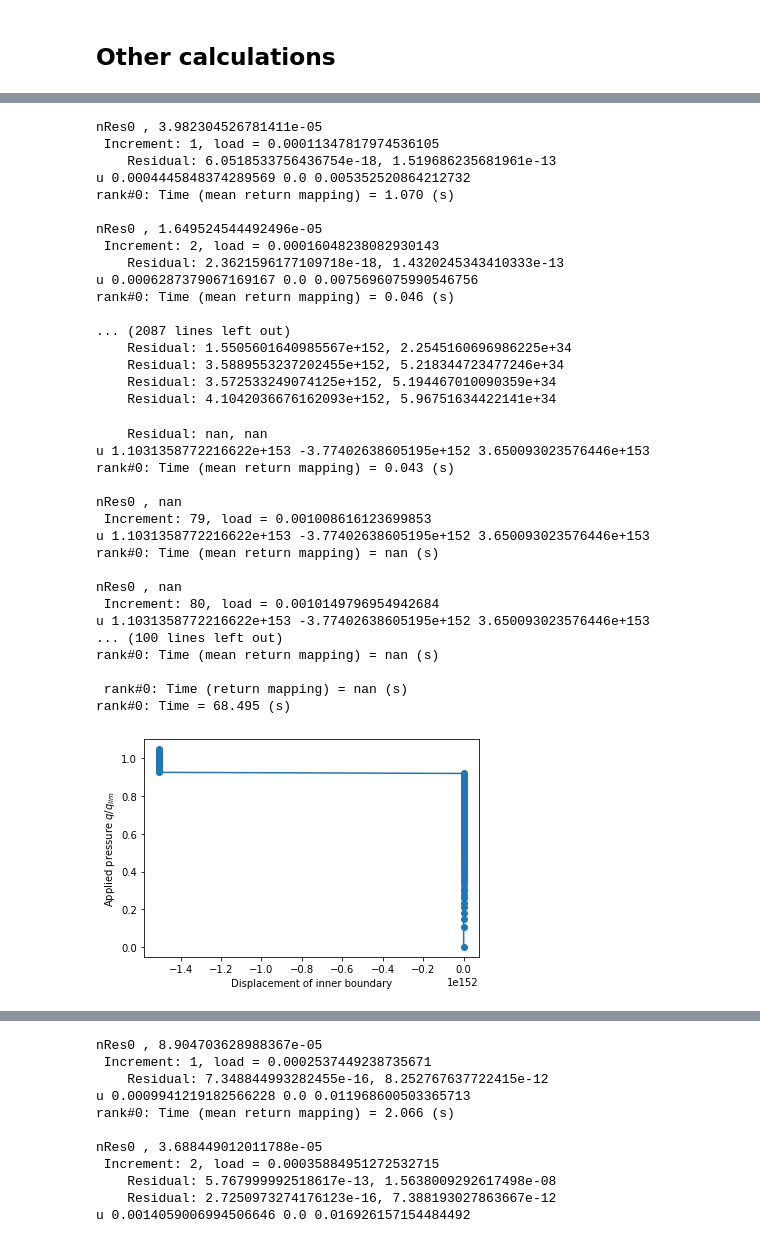
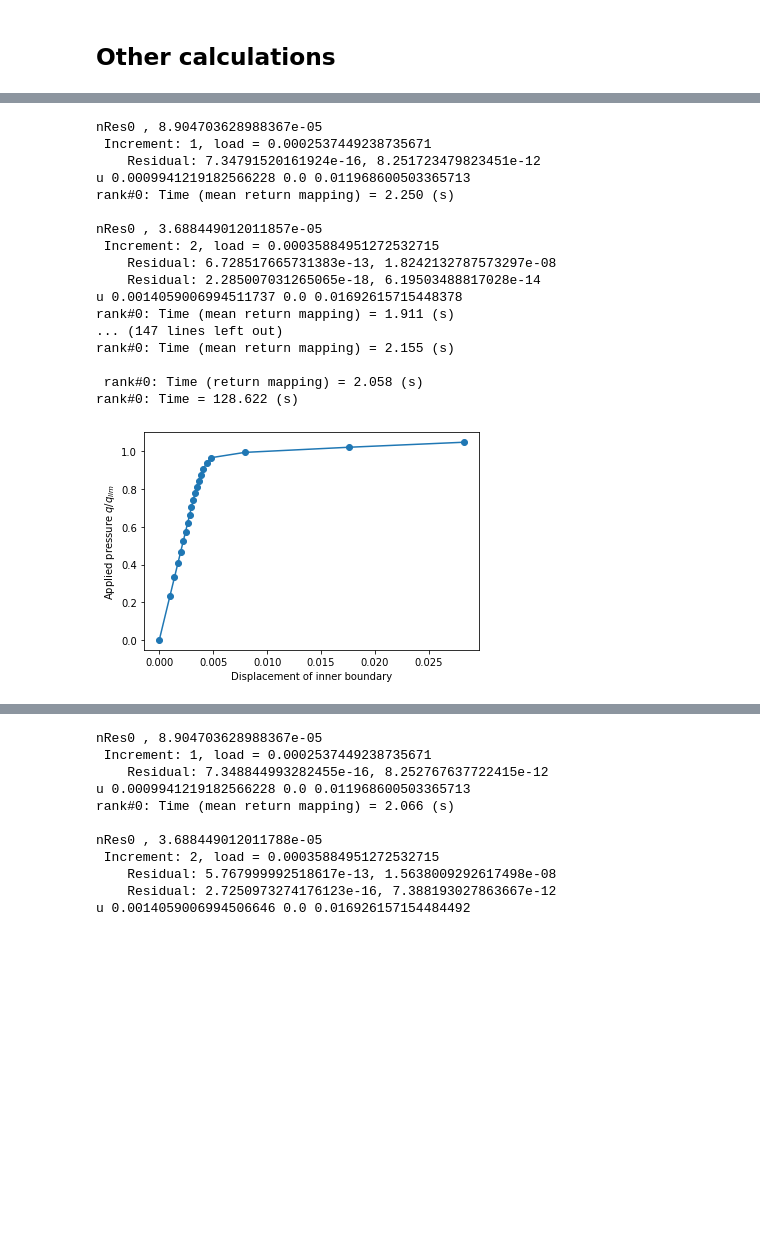
Before and after one commit to a-latyshev/convex-plasticity, a Jupyter notebook: optimisation/plasticity_analysis.ipynb, the cells around one changed output, grey strips where cells are left out. Cells and saved outputs as stored; diff of their text form; code cells hidden in the pictures; blank space fills up the shorter version.

Commit message:
Stable versions of plasticity framework and analytical Drucker-Prager
There is a difference in results between convex plasticity and analytical case.

```diff
--- a/optimisation/plasticity_analysis.ipynb
+++ b/optimisation/plasticity_analysis.ipynb
@@ -229,44 +350,27 @@ rank#0: Time = 36.788 (s)
 # %%
-alpha = 0.09
+alpha = 0.01
 DruckerPrager = crm.DruckerPrager(sig0, alpha, H)
 material_DP = crm.Material(crm.IsotropicElasticity(E, nu), DruckerPrager)
 
-plasticity_convex = pf.StandardDPPlasticity(material_DP, mesh_name="thick_cylinder_coarse.msh")
-points_on_proc, results_convex = plasticity_convex.solve(Nincr=100)
+plasticity_convex = pf.ConvexPlasticity(material_DP, patch_size=3, mesh_name="thick_cylinder_coarse.msh")
+points_on_proc, results_convex = plasticity_convex.solve()
 plot_dsiplacement(points_on_proc, results_convex)
 # %% [output]
-nRes0 , 3.982304526781411e-05
- Increment: 1, load = 0.00011347817974536105
-    Residual: 6.0518533756436754e-18, 1.519686235681961e-13
-u 0.0004445848374289569 0.0 0.005352520864212732
-rank#0: Time (mean return mapping) = 1.070 (s)
+nRes0 , 8.904703628988367e-05
+ Increment: 1, load = 0.0002537449238735671
+    Residual: 7.34791520161924e-16, 8.251723479823451e-12
+u 0.0009941219182566228 0.0 0.011968600503365713
+rank#0: Time (mean return mapping) = 2.250 (s)
 
-nRes0 , 1.649524544492496e-05
- Increment: 2, load = 0.00016048238082930143
-    Residual: 2.3621596177109718e-18, 1.4320245343410333e-13
-u 0.0006287379067169167 0.0 0.0075696075990546756
-rank#0: Time (mean return mapping) = 0.046 (s)
+nRes0 , 3.688449012011857e-05
+ Increment: 2, load = 0.00035884951272532715
+    Residual: 6.728517665731383e-13, 1.8242132787573297e-08
+    Residual: 2.285007031265065e-18, 6.19503488817028e-14
+u 0.0014059006994511737 0.0 0.01692615715448378
+rank#0: Time (mean return mapping) = 1.911 (s)
+... (147 lines left out)
+rank#0: Time (mean return mapping) = 2.155 (s)
 
-... (2087 lines left out)
-    Residual: 1.5505601640985567e+152, 2.2545160696986225e+34
-    Residual: 3.5889553237202455e+152, 5.218344723477246e+34
-    Residual: 3.572533249074125e+152, 5.194467010090359e+34
-    Residual: 4.1042036676162093e+152, 5.96751634422141e+34
+ rank#0: Time (return mapping) = 2.058 (s)
+rank#0: Time = 128.622 (s)
-    Residual: nan, nan
-u 1.1031358772216622e+153 -3.77402638605195e+152 3.650093023576446e+153
-rank#0: Time (mean return mapping) = 0.043 (s)
-
-nRes0 , nan
- Increment: 79, load = 0.001008616123699853
-u 1.1031358772216622e+153 -3.77402638605195e+152 3.650093023576446e+153
-rank#0: Time (mean return mapping) = nan (s)
-
-nRes0 , nan
- Increment: 80, load = 0.0010149796954942684
-u 1.1031358772216622e+153 -3.77402638605195e+152 3.650093023576446e+153
-... (100 lines left out)
-rank#0: Time (mean return mapping) = nan (s)
-
- rank#0: Time (return mapping) = nan (s)
-rank#0: Time = 68.495 (s)
-[figure, old version]
+[figure, new version]
```
Also changed, not shown: parts of 21 cells of this notebook, 6 other files.
